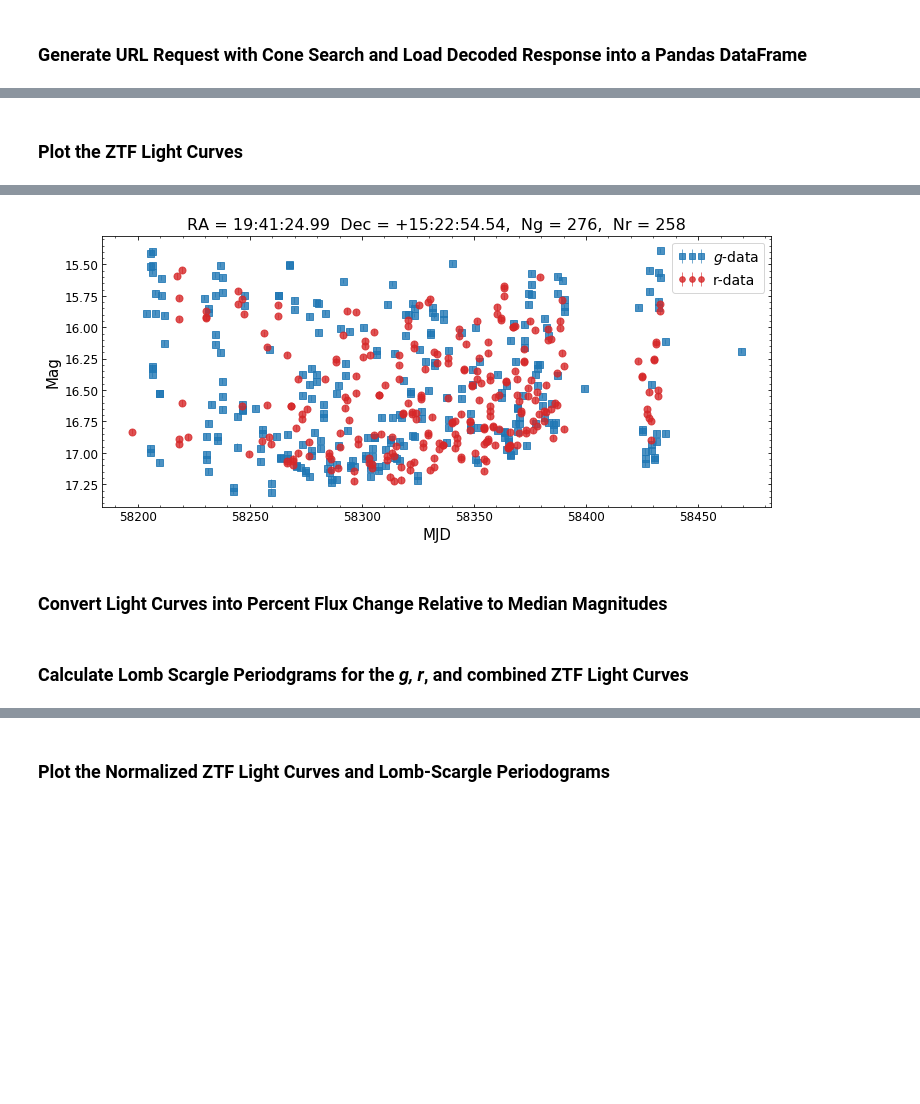
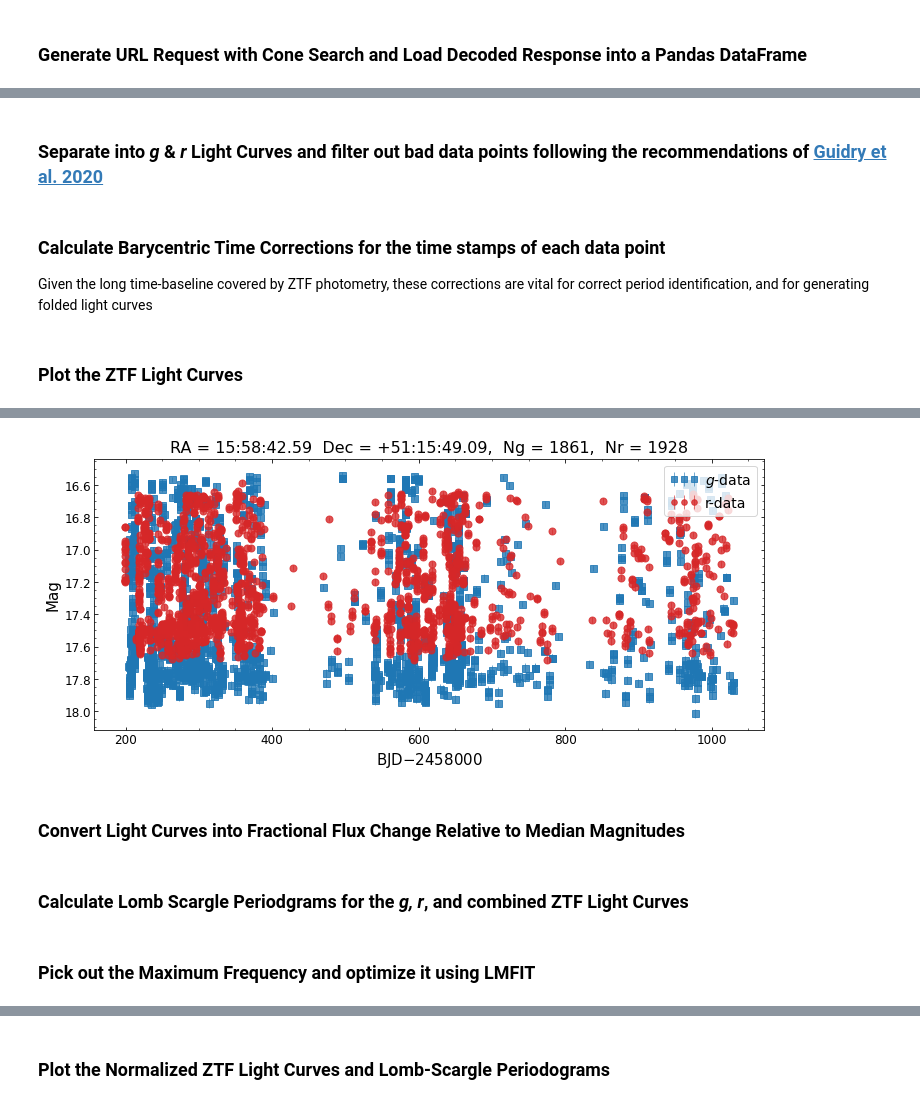
Before and after one commit to zvanderbosch/ZTF_tools, a Jupyter notebook: LC_quick_look/view_ztf_data.ipynb, the cells around one changed output, grey strips where cells are left out. Cells and saved outputs as stored; diff of their text form; code cells hidden in the pictures; blank space fills up the shorter version.

```diff
--- a/LC_quick_look/view_ztf_data.ipynb
+++ b/LC_quick_look/view_ztf_data.ipynb
@@ -13,9 +20,9 @@ from matplotlib.gridspec import GridSpec
 ### Generate URL Request with Cone Search and Load Decoded Response into a Pandas DataFrame
 # %%
 # Search Coordinates
-ra = 295.3541416 # Search RA
-dec = 15.3818178 # Search Dec
-rad = 0.001      # Search Radius in Degrees
+ra = 239.67747 # Search RA
+dec = 51.26362 # Search Dec
+rad = 0.001    # Search Radius in Degrees
 
 # Generate URL to query the ZTF Light Curve Database
 base_url = "https://irsa.ipac.caltech.edu/cgi-bin/ZTF/nph_light_curves?"
@@ -30,10 +35,41 @@ data = read_csv(StringIO(response.content.decode('utf-8')))
+# %% [markdown]
+### Separate into *g* & *r* Light Curves and filter out bad data points following the recommendations of [Guidry et al. 2020](https://ui.adsabs.harvard.edu/abs/2020arXiv201200035G/abstract)
 # %%
-gdata = data[(data.filtercode == 'zg') & (data.catflags == 0)].sort_values(by='mjd').reset_index(drop=True)
-rdata = data[(data.filtercode == 'zr') & (data.catflags == 0)].sort_values(by='mjd').reset_index(drop=True)
+gdata = data[(data.filtercode == 'zg') &
+             (data.catflags == 0) &
+             (data.sharp > -0.25) &
+             (data.sharp < 0.25) &
+             (data.mag < data.limitmag-1.0)].sort_values(by='mjd').reset_index(drop=True)
+rdata = data[(data.filtercode == 'zr') &
+             (data.catflags == 0) &
+             (data.sharp > -0.25) &
+             (data.sharp < 0.25) &
+             (data.mag < data.limitmag-1.0)].sort_values(by='mjd').reset_index(drop=True)
+gdata = gdata[gdata.limitmag > gdata.mag.median()+1.0]
+rdata = rdata[rdata.limitmag > rdata.mag.median()+1.0]
 
 # Get Coordinates from one of the light curve entries
 c = coord.SkyCoord(gdata.ra.iloc[0],gdata.dec.iloc[0],unit='deg',frame='icrs')
 cstring = c.to_string('hmsdms',sep=':',precision=2)
+# %% [markdown]
+### Calculate Barycentric Time Corrections for the time stamps of each data point
+Given the long time-baseline covered by ZTF photometry, these corrections are vital for correct period identification, and for generating folded light curves
+# %%
+# Calculate the light travel times
+loc_ztf = EarthLocation.of_site('palomar')
+t_ztfg = Time(gdata.mjd.values,scale='utc',format='mjd',location=loc_ztf)
+t_ztfr = Time(rdata.mjd.values,scale='utc',format='mjd',location=loc_ztf)
+ltt_bary_ztfg = t_ztfg.light_travel_time(c)
+ltt_bary_ztfr = t_ztfr.light_travel_time(c)
+
+# Generate Time Arrays in BJD format for each dataset (rescaled UTC + LTT)
+tbjd_ztfg = t_ztfg.tdb.jd + ltt_bary_ztfg.jd
+tbjd_ztfr = t_ztfr.tdb.jd + ltt_bary_ztfr.jd
+bjdref = min(min(tbjd_ztfg),min(tbjd_ztfr))
+
+# Add BJD times to Dataframes
+gdata['bjd'] = tbjd_ztfg
+rdata['bjd'] = tbjd_ztfr
 # %% [markdown]
 ### Plot the ZTF Light Curves
 # %%
@@ -41,16 +77,16 @@ figa = plt.figure('a',figsize=(12,5))
 ax = figa.add_subplot(111)
 
 # Plot g & r data
-ax.errorbar(gdata.mjd,gdata.mag,yerr=gdata.magerr,
+ax.errorbar(gdata.bjd-2458000,gdata.mag,yerr=gdata.magerr,
             ls='None',marker='s',ms=7,mfc='C0',mec='C0',
             ecolor='C0',elinewidth=0.75,alpha=0.8)
-ax.errorbar(rdata.mjd,rdata.mag,yerr=rdata.magerr,
+ax.errorbar(rdata.bjd-2458000,rdata.mag,yerr=rdata.magerr,
             ls='None',marker='o',ms=7,mfc='C3',mec='C3',
             ecolor='C3',elinewidth=0.75,alpha=0.8)
 
 # Set Plot Appearances
 ax.set_ylim(ax.get_ylim()[::-1])
-ax.set_xlabel('MJD',fontsize=15)
+ax.set_xlabel('BJD$-$2458000',fontsize=15)
 ax.set_ylabel('Mag',fontsize=15)
 ax.minorticks_on()
 ax.tick_params(which='both',axis='both',direction='in',
@@ -61,5 +97,5 @@ ax.legend(('$\it{g}$-data','r-data'),fontsize=14,
 # Create Plot Title With Coordinates and Data Counts
 title_a = 'RA = {}  Dec = {},  Ng = {},  Nr = {}'.format(cstring.split(" ")[0],cstring.split(" ")[1],
                                                         len(gdata),len(rdata))
-ax.set_title(title_a,fontsize=16)
+ax.set_title(title_a,fontsize=16);
 # %% [output]
@@ -67,5 +102,5 @@ Text(0.5, 1.0, 'RA = 19:41:24.99  Dec = +15:22:54.54,  Ng = 276,  Nr = 258')
-[figure, old version]
+[figure, new version]
 # %% [markdown]
-### Convert Light Curves into Percent Flux Change Relative to Median Magnitudes
+### Convert Light Curves into Fractional Flux Change Relative to Median Magnitudes
 # %%
 # Convert times to seconds relative to earliest data point
@@ -100,3 +134,5 @@ farr = np.linspace(1e-6,fnyq,int(fnyq/fres))
 glsp = calc_lsp(tsg,gmag_norm,farr)
 rlsp = calc_lsp(tsr,rmag_norm,farr)
 alsp = calc_lsp(tsa,amag_norm,farr)
+# %% [markdown]
+### Pick out the Maximum Frequency and optimize it using LMFIT
```
Also changed, not shown: parts of 12 cells of this notebook, 1 other file.
